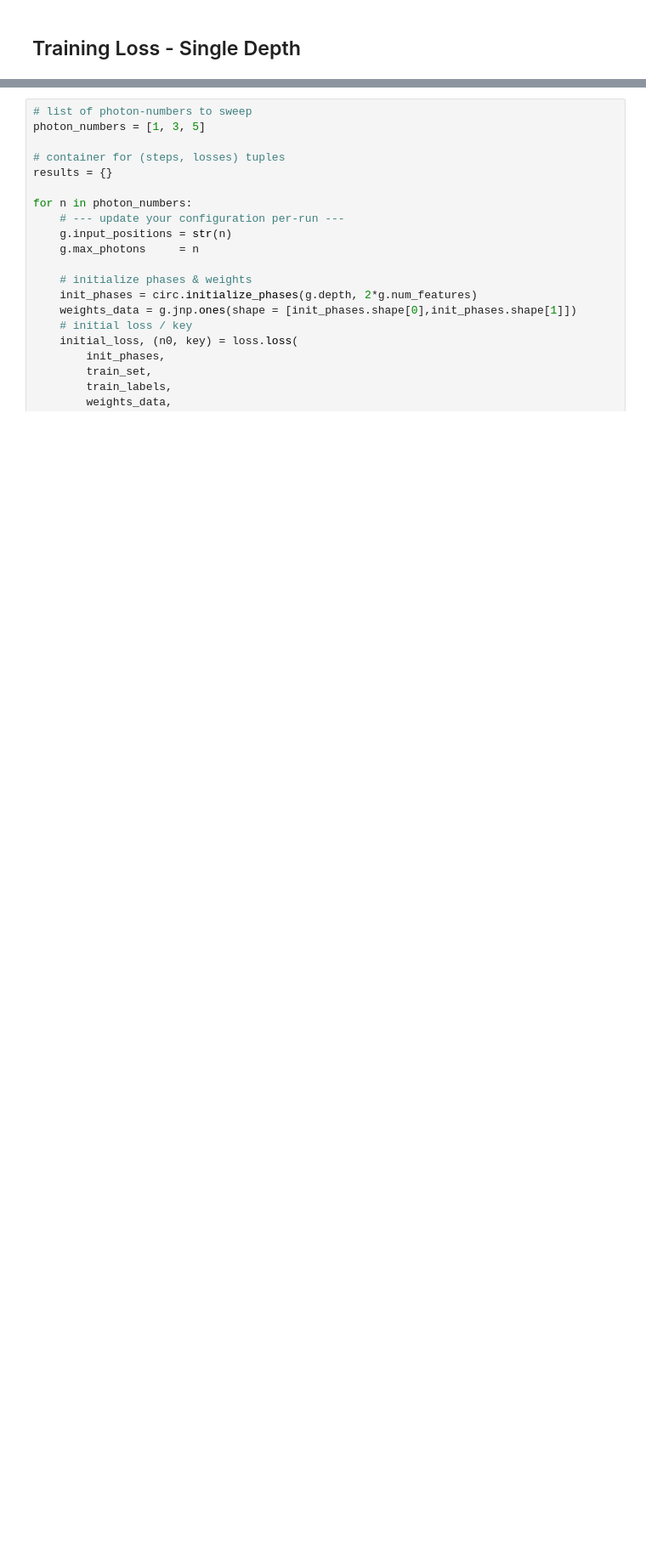
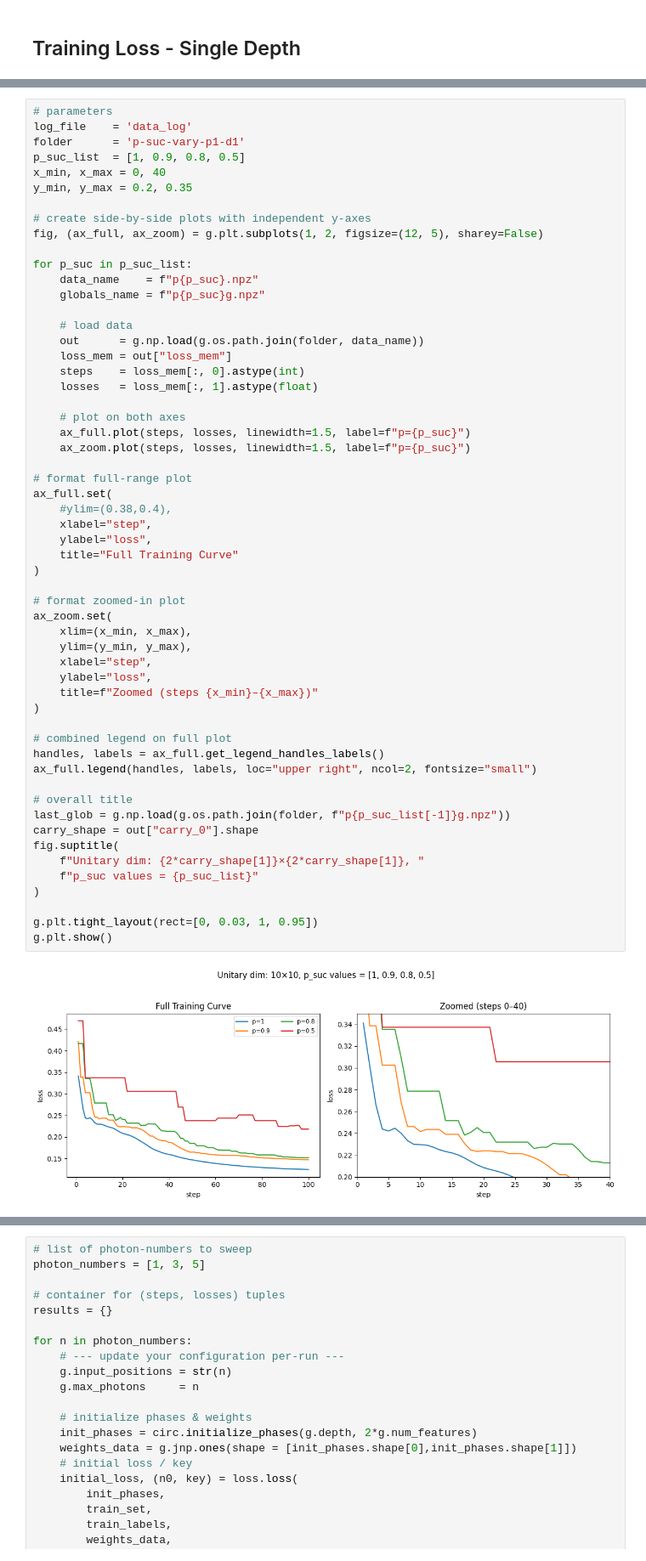
Before and after one commit to 01000111r/photon-net, a Jupyter notebook: main_book.ipynb, the cells around one changed output, grey strips where cells are left out. Shown: that part at 85% size. Drawn from its saved outputs; the diff is of its cells as text; blank space fills up the shorter version.

```diff
--- a/main_book.ipynb
+++ b/main_book.ipynb
@@ -180,0 +332,58 @@ g.plt.show()
+# %%
+# parameters
+log_file    = 'data_log'
+folder      = 'p-suc-vary-p1-d1'
+p_suc_list  = [1, 0.9, 0.8, 0.5]
+x_min, x_max = 0, 40
+y_min, y_max = 0.2, 0.35
+
+# create side-by-side plots with independent y-axes
+fig, (ax_full, ax_zoom) = g.plt.subplots(1, 2, figsize=(12, 5), sharey=False)
+
+for p_suc in p_suc_list:
+    data_name    = f"p{p_suc}.npz"
+    globals_name = f"p{p_suc}g.npz"
+
+    # load data
+    out      = g.np.load(g.os.path.join(folder, data_name))
+    loss_mem = out["loss_mem"]
+    steps    = loss_mem[:, 0].astype(int)
+    losses   = loss_mem[:, 1].astype(float)
+
+    # plot on both axes
+    ax_full.plot(steps, losses, linewidth=1.5, label=f"p={p_suc}")
+    ax_zoom.plot(steps, losses, linewidth=1.5, label=f"p={p_suc}")
+
+# format full-range plot
+ax_full.set(
+    #ylim=(0.38,0.4),
+    xlabel="step",
+    ylabel="loss",
+    title="Full Training Curve"
+)
+
+# format zoomed-in plot
+ax_zoom.set(
+    xlim=(x_min, x_max),
+    ylim=(y_min, y_max),
+    xlabel="step",
+    ylabel="loss",
+    title=f"Zoomed (steps {x_min}–{x_max})"
+)
+
+# combined legend on full plot
+handles, labels = ax_full.get_legend_handles_labels()
+ax_full.legend(handles, labels, loc="upper right", ncol=2, fontsize="small")
+
+# overall title
+last_glob = g.np.load(g.os.path.join(folder, f"p{p_suc_list[-1]}g.npz"))
+carry_shape = out["carry_0"].shape
+fig.suptitle(
+    f"Unitary dim: {2*carry_shape[1]}×{2*carry_shape[1]}, "
+    f"p_suc values = {p_suc_list}"
+)
+
+g.plt.tight_layout(rect=[0, 0.03, 1, 0.95])
+g.plt.show()
+# %% [output]
+[figure, added]
```
Also changed, not shown: parts of 11 cells of this notebook, 10 other files.
